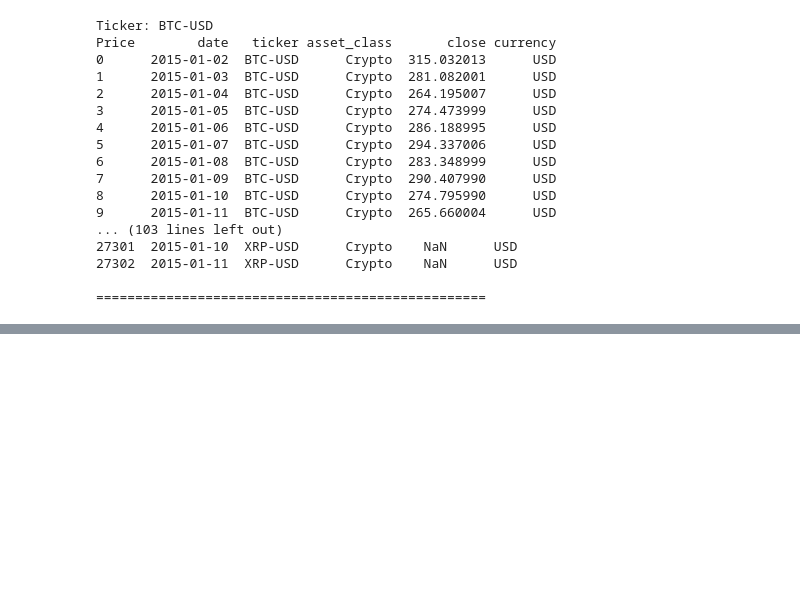
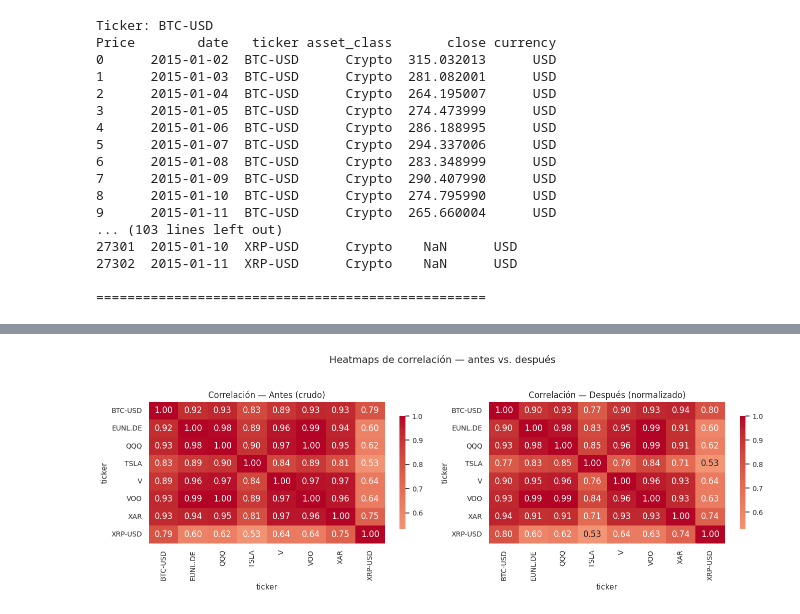
Before and after one commit to DidierAgamez/EduFinance_Simulator, a Jupyter notebook: Proyecto_MR_EDUFinance.ipynb, the cells around one changed output, grey strips where cells are left out. Saved outputs shown, nothing was run; the diff lists cells and outputs as text; code cells hidden in the pictures; blank space fills up the shorter version.

```diff
--- a/Proyecto_MR_EDUFinance.ipynb
+++ b/Proyecto_MR_EDUFinance.ipynb
@@ -999,0 +1424,31 @@ plt.show()
+# %%
+def plot_before_after_corr(df_raw: pd.DataFrame, df_clean: pd.DataFrame):
+    """
+    Muestra dos heatmaps lado a lado:
+      - Izquierda: correlación de precios (crudo)
+      - Derecha  : correlación de precios (normalizado)
+    """
+    def to_wide(df):
+        tmp = df.copy()
+        tmp["date"] = pd.to_datetime(tmp["date"]).dt.date
+        wide = tmp.pivot(index="date", columns="ticker", values="close")
+        return wide
+
+    wide_raw = to_wide(df_raw)
+    wide_cln = to_wide(df_clean)
+
+    corr_raw = wide_raw.corr(min_periods=1)
+    corr_cln = wide_cln.corr(min_periods=1)
+
+    fig, axes = plt.subplots(1, 2, figsize=(14, 5))
+    sns.heatmap(corr_raw, ax=axes[0], annot=True, fmt=".2f",
+                cmap="coolwarm", center=0, cbar_kws={"shrink": .8})
+    axes[0].set_title("Correlación — Antes (crudo)", fontsize=12)
+
+    sns.heatmap(corr_cln, ax=axes[1], annot=True, fmt=".2f",
+                cmap="coolwarm", center=0, cbar_kws={"shrink": .8})
+    axes[1].set_title("Correlación — Después (normalizado)", fontsize=12)
+
+    plt.suptitle("Heatmaps de correlación — antes vs. después", fontsize=14)
+    plt.tight_layout(rect=[0, 0, 1, 0.95])
+    plt.show()
@@ -999,0 +1637,5 @@ plt.show()
+# %%
+"""Compativas de heatmaps de correlación lado a lado"""
+plot_before_after_corr(market_df, market_df_clean)
+# %% [output]
+[figure, added]
```
Also changed, not shown: parts of 48 cells of this notebook.
